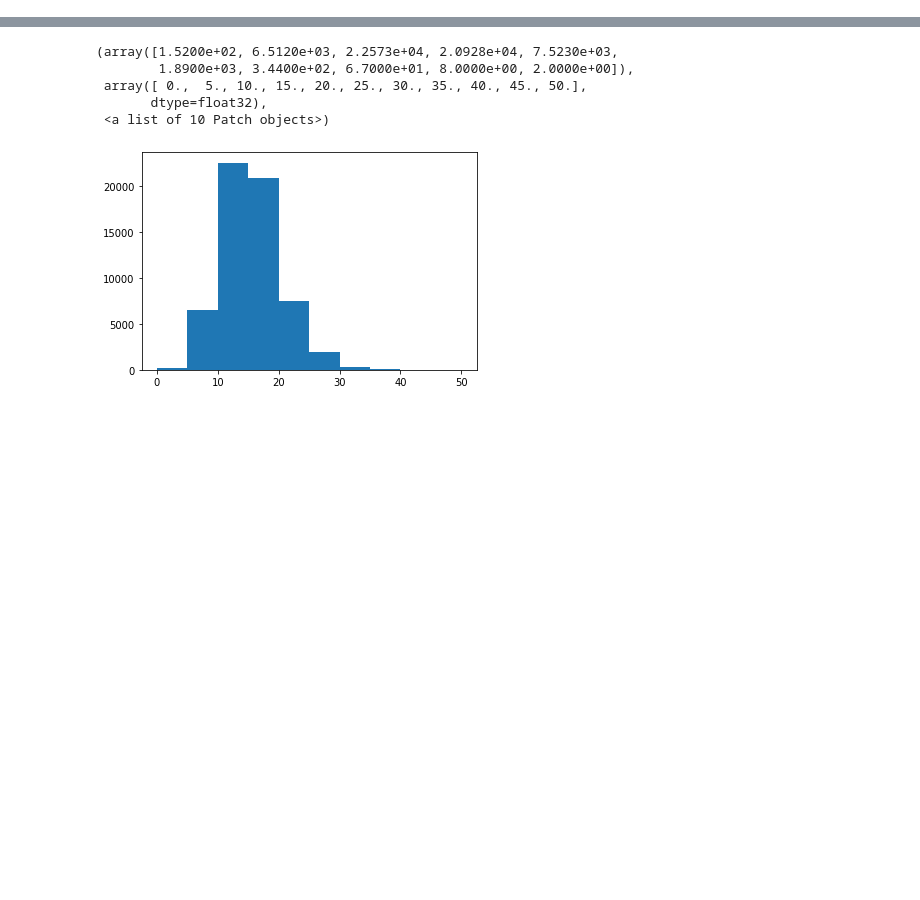
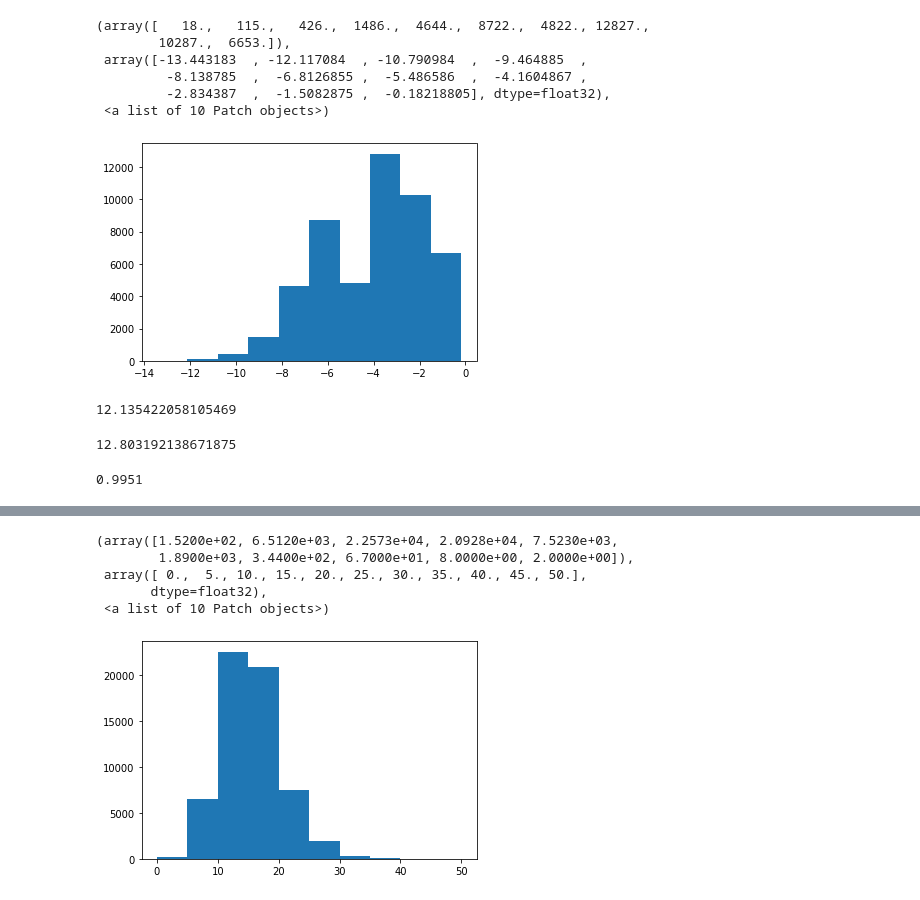
Before and after one commit to yangarbiter/blindguess, a Jupyter notebook: plot.ipynb, the cells around one changed output, grey strips where cells are left out. Saved outputs shown, nothing was run; the diff lists cells and outputs as text; code cells hidden in the pictures; blank space fills up the shorter version.

```diff
--- a/plot.ipynb
+++ b/plot.ipynb
@@ -226,0 +235,44 @@ class ModelWrapper():
+# %%
+model_path = "./models/pgd-cifar10-0.031-strades6ce-tor-WRN_40_10-inf-0-ep0120.pt"
+model = globals()[get_arch(model_path)](n_classes=10)
+model.load_state_dict(torch.load(model_path), strict=False)
+model.eval()
+model.cuda()
+model = ModelWrapper(model)
+trnX, trny, tstX, tsty = auto_var.get_var_with_argument("dataset", get_ds(model_path))
+pred = model.predict_proba(trnX)
+log_loss2 = np.array([np.log(pred[i][trny[i]]) for i in range(len(pred))])
+# %%
+plt.hist(log_loss2)
+# %% [output]
+(array([   18.,   115.,   426.,  1486.,  4644.,  8722.,  4822., 12827.,
+        10287.,  6653.]),
+ array([-13.443183  , -12.117084  , -10.790984  ,  -9.464885  ,
+         -8.138785  ,  -6.8126855 ,  -5.486586  ,  -4.1604867 ,
+         -2.834387  ,  -1.5082875 ,  -0.18218805], dtype=float32),
+ <a list of 10 Patch objects>)
+[figure, added]
+# %%
+from lolip.utils import estimate_local_mse
+model_path = "./models/pgd-cifar10-0.031-aug01-ce-tor-WRN_40_10-inf-0-ep0120.pt"
+model = globals()[get_arch(model_path)](n_classes=10)
+model.load_state_dict(torch.load(model_path)['model_state_dict'])
+model.eval()
+model.cuda()
+trnX, trny, tstX, tsty = auto_var.get_var_with_argument("dataset", get_ds(model_path))
+ret = estimate_local_mse(model, trnX[:100])
+print(ret[0])
+# %% [output]
+12.135422058105469
+# %%
+from lolip.utils import estimate_local_mse
+model_path = "./models/pgd-cifar10-0.031-aug01-gr1e4ce-tor-WRN_40_10-inf-0-ep0120.pt"
+model = globals()[get_arch(model_path)](n_classes=10)
+model.load_state_dict(torch.load(model_path)['model_state_dict'])
+model.eval()
+model.cuda()
+trnX, trny, tstX, tsty = auto_var.get_var_with_argument("dataset", get_ds(model_path))
+ret = estimate_local_mse(model, trnX[:100])
+print(ret[0])
+# %% [output]
+12.803192138671875
@@ -226,0 +305,4 @@ class ModelWrapper():
+# %%
+(pred.argmax(1) == tsty).mean()
+# %% [output]
+0.9951
```
Also changed, not shown: parts of 38 cells of this notebook, 2 other files.
